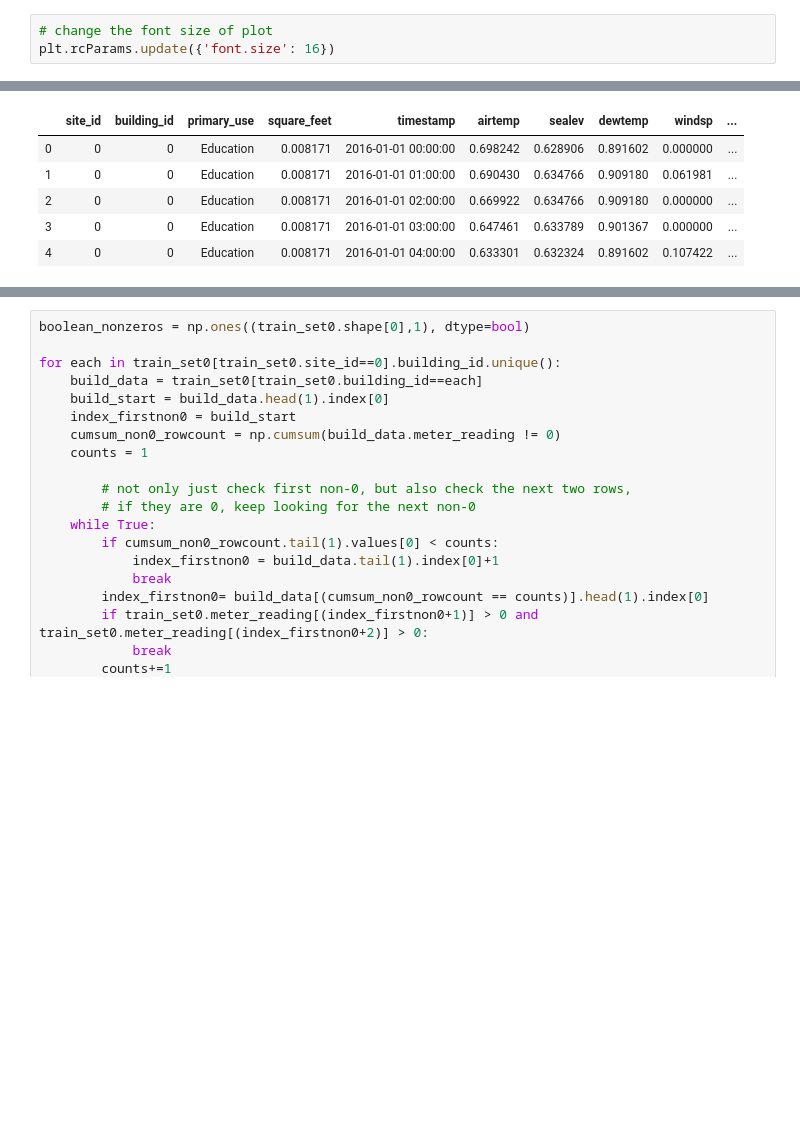
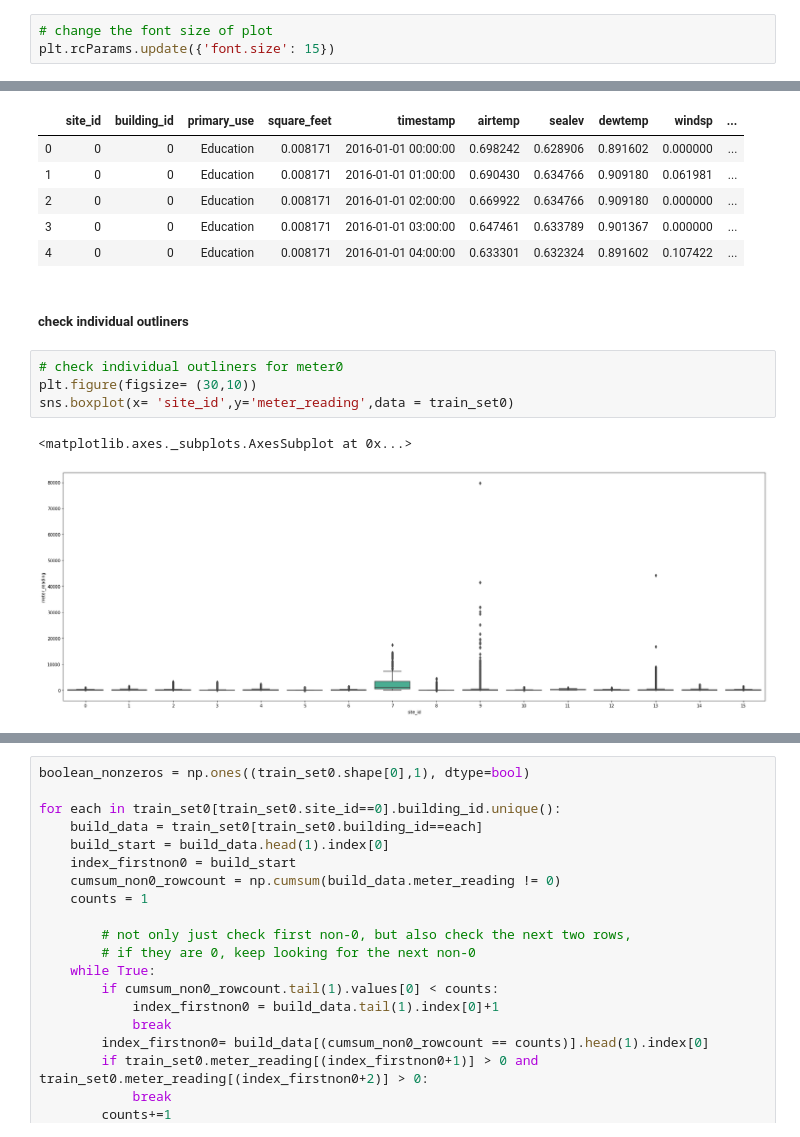
Before and after one commit to Runmangogo/Kaggle_ASHRAE_energy, a Jupyter notebook: DataCleaningforY.ipynb, the cells around one changed output, grey strips where cells are left out. Cells and saved outputs as stored; diff of their text form; blank space fills up the shorter version.

Commit message:
additional data cleaning for y

```diff
--- a/DataCleaningforY.ipynb
+++ b/DataCleaningforY.ipynb
@@ -7,7 +7,7 @@ import os
 import gc
 # %%
 # change the font size of plot
-plt.rcParams.update({'font.size': 16})
+plt.rcParams.update({'font.size': 15})
 # %%
 ## Function to reduce the memory usage
 def reduce_mem_usage(df, verbose=True):
@@ -362,3 +363,12 @@ train_set0.head()
 | 2 | 0 | 0 | Education | 0.008171 | 2016-01-01 02:00:00 | 0.669922 | 0.634766 | 0.909180 | 0.000000 | ... |
 | 3 | 0 | 0 | Education | 0.008171 | 2016-01-01 03:00:00 | 0.647461 | 0.633789 | 0.901367 | 0.000000 | ... |
 | 4 | 0 | 0 | Education | 0.008171 | 2016-01-01 04:00:00 | 0.633301 | 0.632324 | 0.891602 | 0.107422 | ... |
+# %% [markdown]
+##### check individual outliners
+# %%
+# check individual outliners for meter0
+plt.figure(figsize= (30,10))
+sns.boxplot(x= 'site_id',y='meter_reading',data = train_set0)
+# %% [output]
+<matplotlib.axes._subplots.AxesSubplot at 0x...>
+[figure, added]
```
Also changed, not shown: parts of 17 cells of this notebook.
